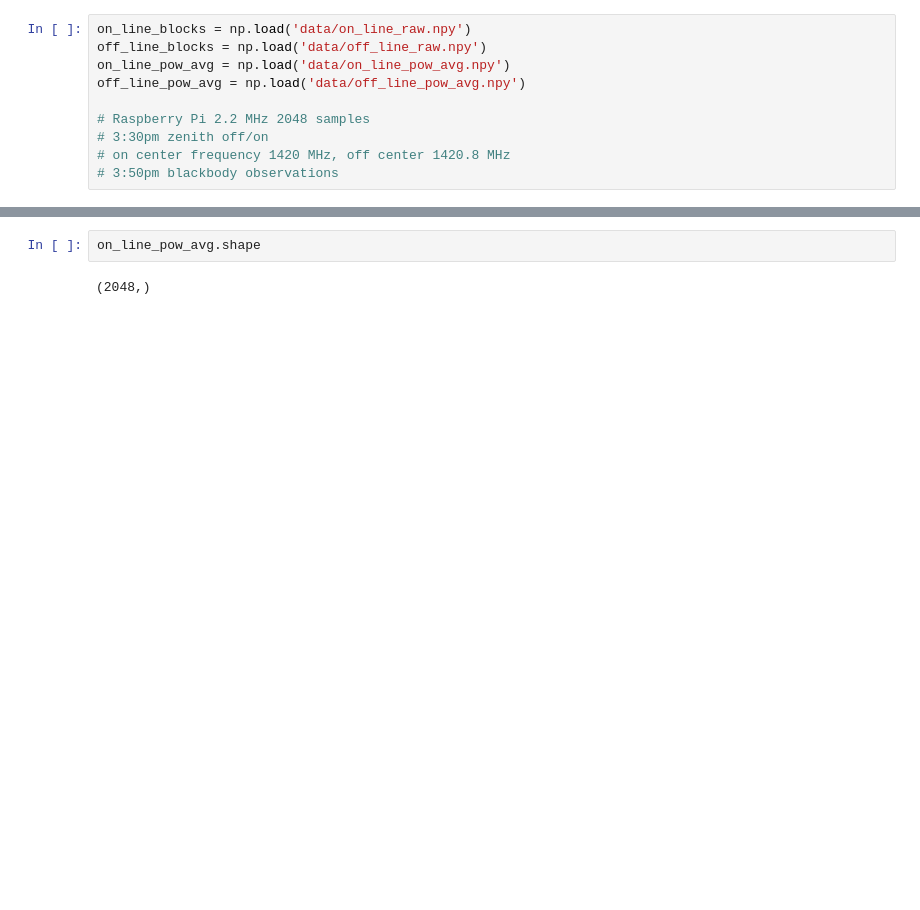
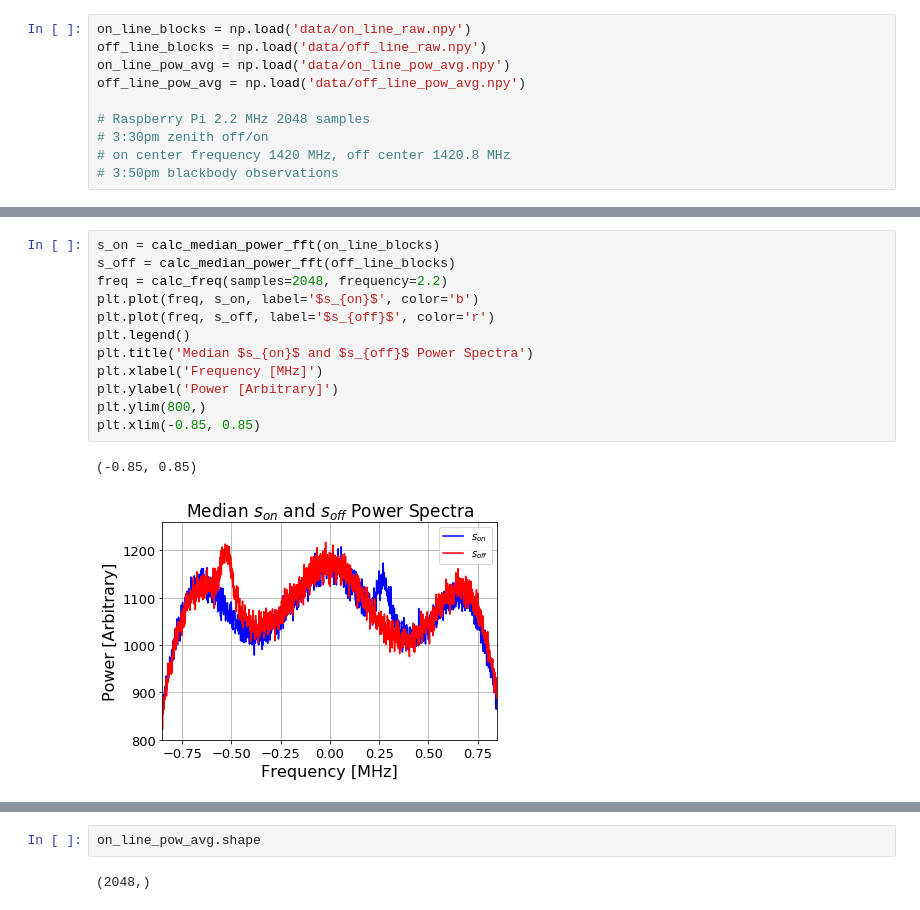
Before and after one commit to James11222/radiolab_repo, a Jupyter notebook: lab2/Emily/lab2.ipynb, the cells around one changed output, grey strips where cells are left out. Cells and saved outputs as stored; diff of their text form; blank space fills up the shorter version.

```diff
--- a/lab2/Emily/lab2.ipynb
+++ b/lab2/Emily/lab2.ipynb
@@ -68,0 +91,15 @@ plt.plot(freq, )
+# %%
+s_on = calc_median_power_fft(on_line_blocks)
+s_off = calc_median_power_fft(off_line_blocks)
+freq = calc_freq(samples=2048, frequency=2.2)
+plt.plot(freq, s_on, label='$s_{on}$', color='b')
+plt.plot(freq, s_off, label='$s_{off}$', color='r')
+plt.legend()
+plt.title('Median $s_{on}$ and $s_{off}$ Power Spectra')
+plt.xlabel('Frequency [MHz]')
+plt.ylabel('Power [Arbitrary]')
+plt.ylim(800,)
+plt.xlim(-0.85, 0.85)
+# %% [output]
+(-0.85, 0.85)
+[figure, added]
```
Also changed, not shown: parts of 21 cells of this notebook.
